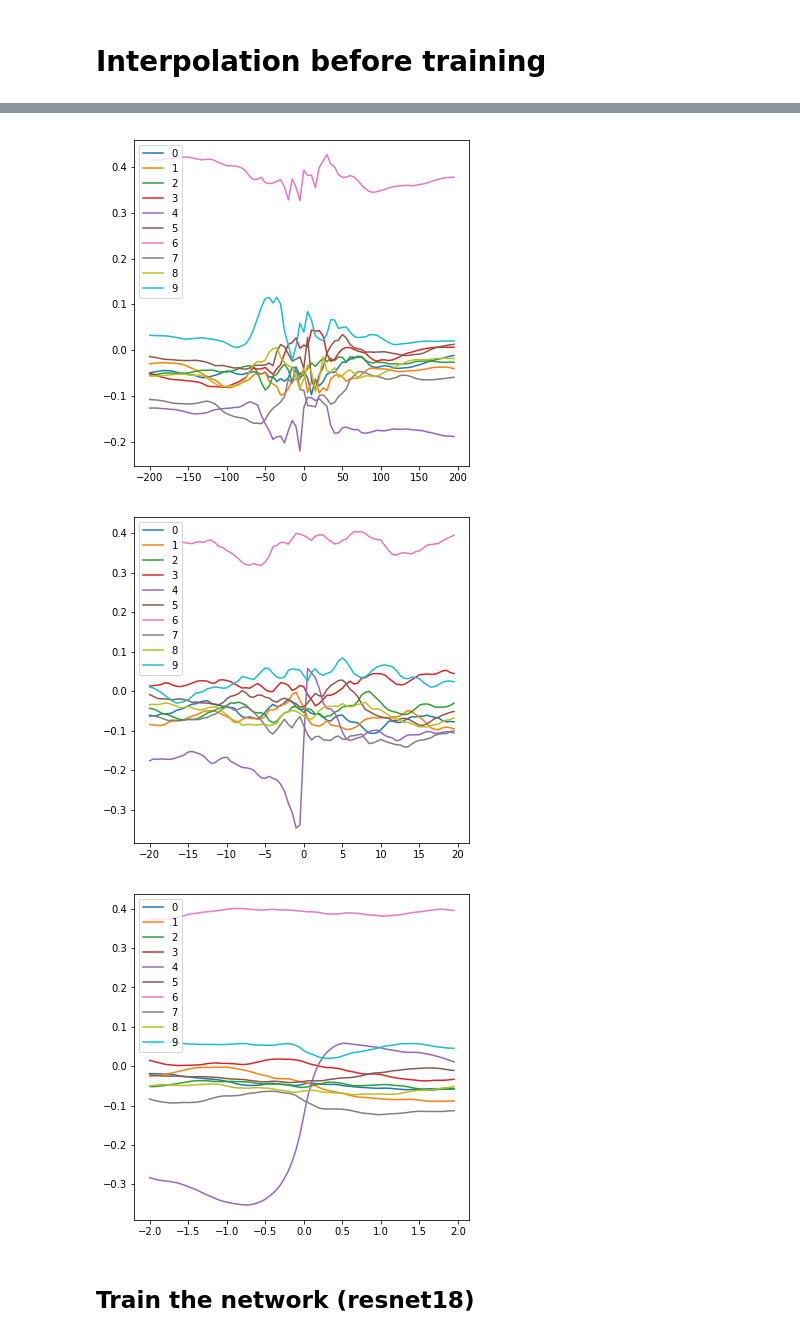
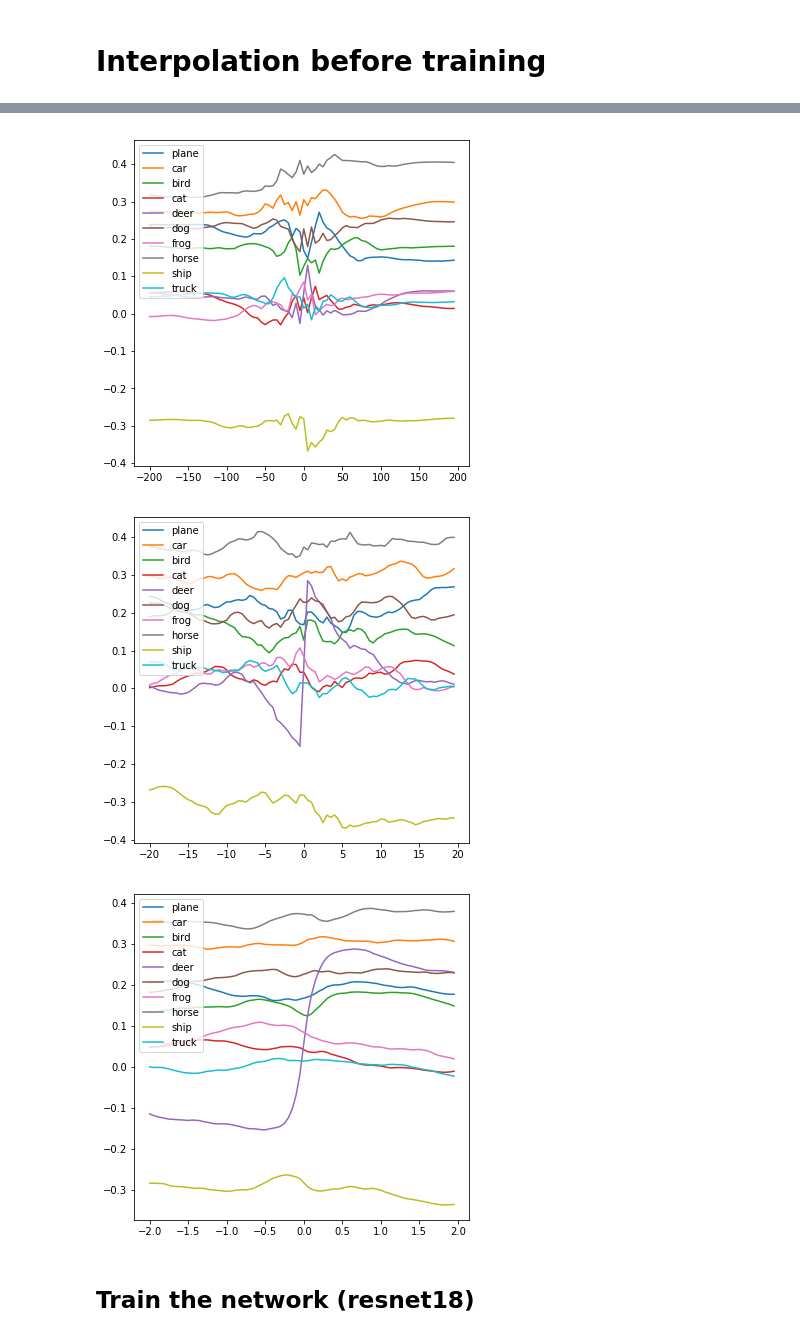
Before and after one commit to KellerJordan/Adversarial, a Jupyter notebook: LinearityExperiment.ipynb, the cells around one changed output, grey strips where cells are left out. Cells and saved outputs as stored; diff of their text form; code cells hidden in the pictures.

```diff
--- a/LinearityExperiment.ipynb
+++ b/LinearityExperiment.ipynb
@@ -34,8 +27,12 @@ model = ResNet18()
 # %%
-param_count = 0
+model = ResNet18()
+# model = VGG('VGG11')
+model.cuda()
+
 for param in model.parameters():
     param.requires_grad = False
-    param_count += np.prod(param.size())
-print(param_count)
+print(get_param_count(model))
+
+loader_train, loader_val, loader_test = get_cifar_loaders()
 # %% [output]
 11173962
@@ -62,0 +44,10 @@ img_var = Variable(img, requires_grad=True)
+# %%
+images, labels = iter(loader_train).next()
+i = 17
+image, label = images[i, np.newaxis], labels[i]
+
+img = image.cuda()
+img_var = Variable(img, requires_grad=True)
+interpolator = Interpolator(model, img_var)
+
+imshow(img.cpu().numpy(), label)
@@ -75,17 +68,18 @@ plot_interpolation(np.arange(-2, 2, .05))
 # %%
 # find adversarial direction
 scores = model(img_var)
 objective = scores.squeeze()[4]
 objective.backward()
-g = img_var.grad.data
+g = img_var.grad.data.clone()
+img_var.grad.zero_()
 g = g / g.norm()
 
-plot_interpolation(np.arange(-200, 200, 5))
-plot_interpolation(np.arange(-20, 20, .5))
-plot_interpolation(np.arange(-2, 2, .05))
+interpolator.plot(g, np.arange(-200, 200, 5))
+interpolator.plot(g, np.arange(-20, 20, .5))
+interpolator.plot(g, np.arange(-2, 2, .05))
 # %% [output]
-[figure, old version]
+[figure, new version]
-[figure, old version]
+[figure, new version]
-[figure, old version]
+[figure, new version]
 # %% [markdown]
 ## Train the network (resnet18)
```
Also changed, not shown: parts of 20 cells of this notebook, 3 other files.
